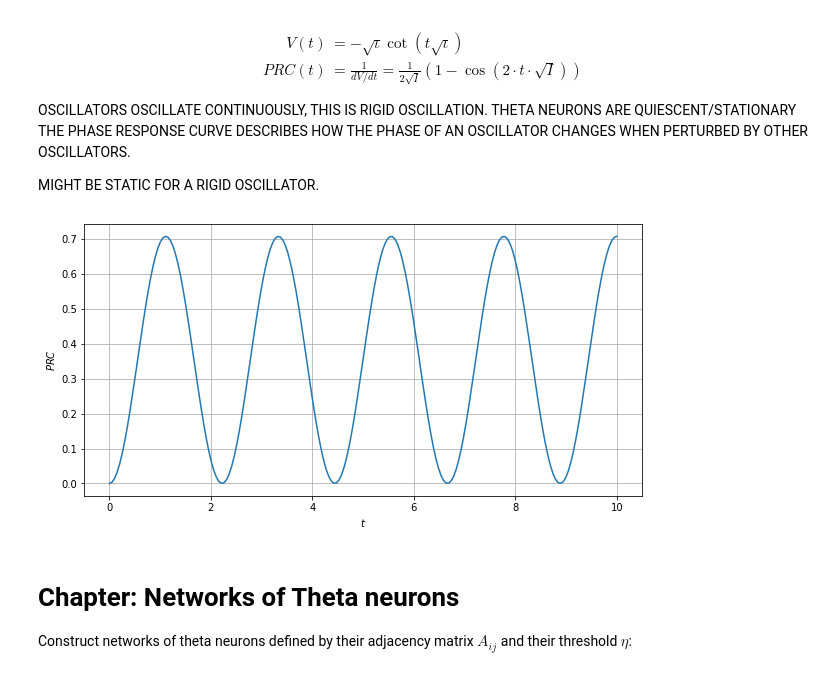
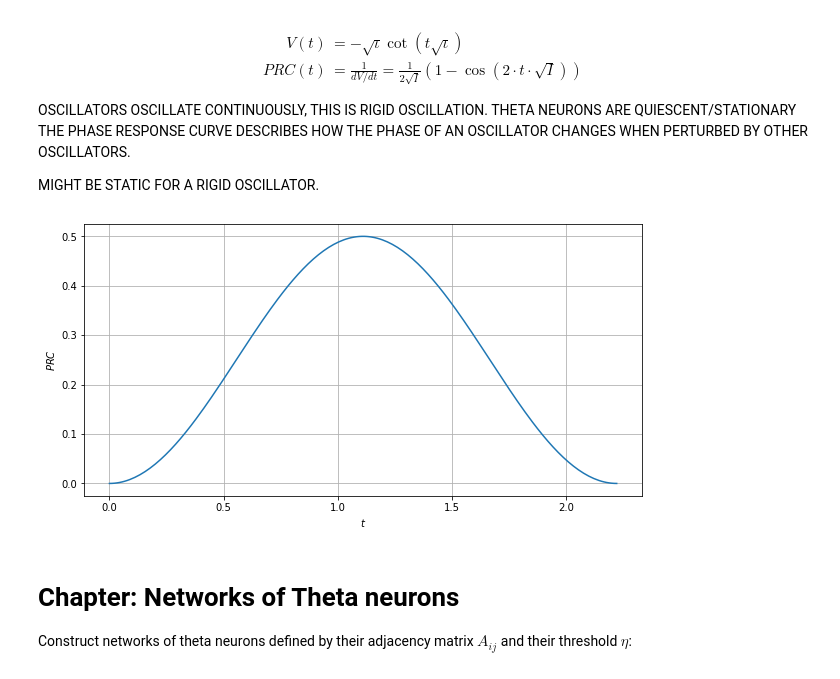
Before and after one commit to simonaertssen/AdaptiveNeuronalNetworks, a Jupyter notebook: Meetings/Notes meeting 24_09_2020.ipynb, the cells around one changed output. Drawn from its saved outputs; the diff is of its cells as text; code cells hidden in the pictures.

```diff
--- a/Meetings/Notes meeting 24_09_2020.ipynb
+++ b/Meetings/Notes meeting 24_09_2020.ipynb
@@ -333,17 +333,19 @@ THE PHASE RESPONSE CURVE DESCRIBES HOW THE PHASE OF AN OSCILLATOR CHANGES WHEN P
 
 MIGHT BE STATIC FOR A RIGID OSCILLATOR.
 # %%
-t = np.linspace(0,10, 200)
 I = 2
-PRC = 1/(2*np.sqrt(I)) * (1 - np.cos(2*t*np.sqrt(I)))
+T = np.pi/np.sqrt(I)
+t = np.linspace(0,T, 200)
+
+PRC = 1/(2*I) * (1 - np.cos(2*np.pi*t/T))
 
 plt.figure(figsize=(10,5))
 plt.grid(True)
 plt.plot(t, PRC);
 plt.xlabel(r"$t$")
 plt.ylabel(r"$PRC$");
 # %% [output]
-[figure, old version]
+[figure, new version]
 # %% [markdown]
 # Chapter: Networks of Theta neurons
 Construct networks of theta neurons defined by their adjacency matrix $A_{ij}$ and their threshold $\eta$:
```
